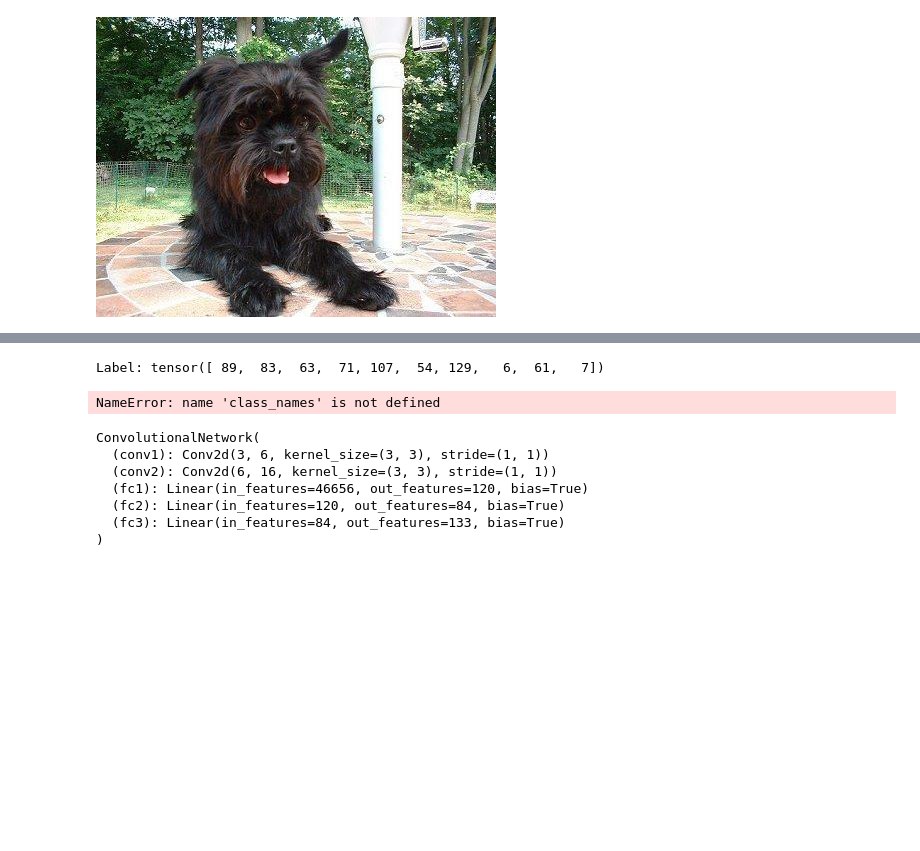
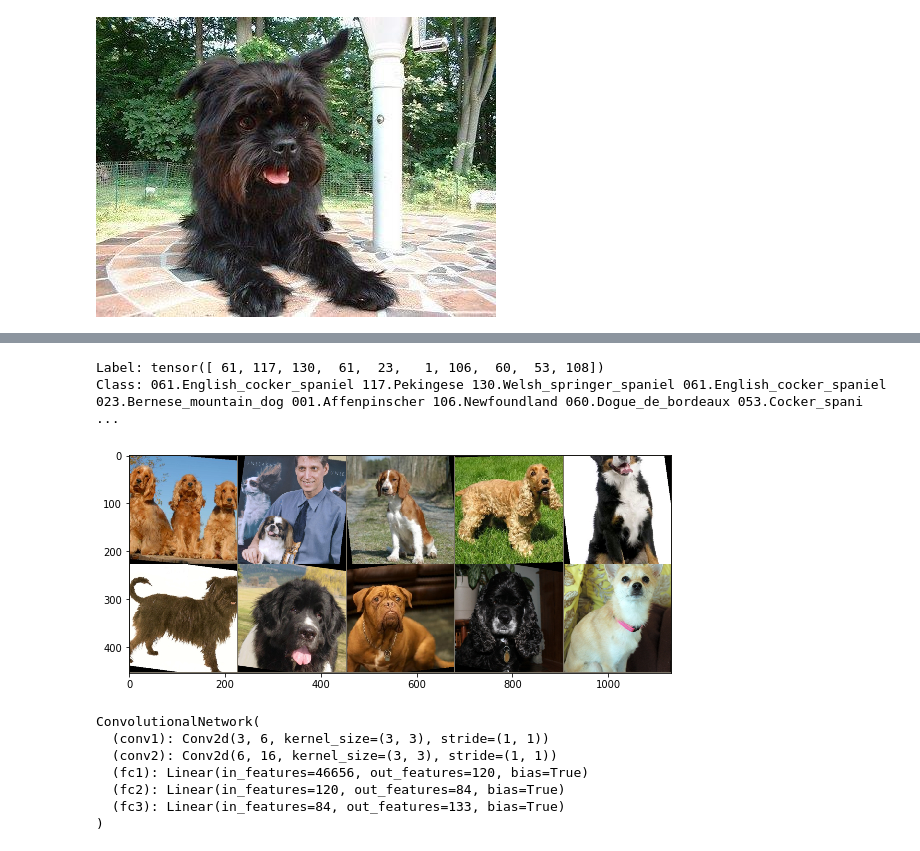
Before and after one commit to udacity/CD0387-deep-learning-topics-within-computer-vision-nlp-project-starter, a Jupyter notebook: train_and_deploy.ipynb, the cells around one changed output, grey strips where cells are left out. Saved outputs shown, nothing was run; the diff lists cells and outputs as text; code cells hidden in the pictures; blank space fills up the shorter version.

```diff
--- a/train_and_deploy.ipynb
+++ b/train_and_deploy.ipynb
@@ -313,27 +360,31 @@ else:
 # %%
+class_names = train_data.unique_classes
+
+
 # Grab the first batch of 10 images
 for images,labels in train_loader:
     break
 
-# Print the labels
+# Print the labelstrain
 print('Label:', labels)
 print('Class:', *np.array([class_names[i] for i in labels]))
 
 im = make_grid(images, nrow=5)  # the default nrow is 8
 
 # Inverse normalize the images
 inv_normalize = transforms.Normalize(
     mean=[-0.485/0.229, -0.456/0.224, -0.406/0.225],
     std=[1/0.229, 1/0.224, 1/0.225]
 )
 im_inv = inv_normalize(im)
 
 # Print the images
 plt.figure(figsize=(12,4))
 plt.imshow(np.transpose(im_inv.numpy(), (1, 2, 0)));
 # %% [output]
-Label: tensor([ 89,  83,  63,  71, 107,  54, 129,   6,  61,   7])
+Label: tensor([ 61, 117, 130,  61,  23,   1, 106,  60,  53, 108])
+Class: 061.English_cocker_spaniel 117.Pekingese 130.Welsh_springer_spaniel 061.English_cocker_spaniel 023.Bernese_mountain_dog 001.Affenpinscher 106.Newfoundland 060.Dogue_de_bordeaux 053.Cocker_spani ...
-NameError: name 'class_names' is not defined
+[figure, added]
 # %%
 class ConvolutionalNetwork(nn.Module):
     def __init__(self, num_classes):
```
Also changed, not shown: parts of 16 cells of this notebook.
